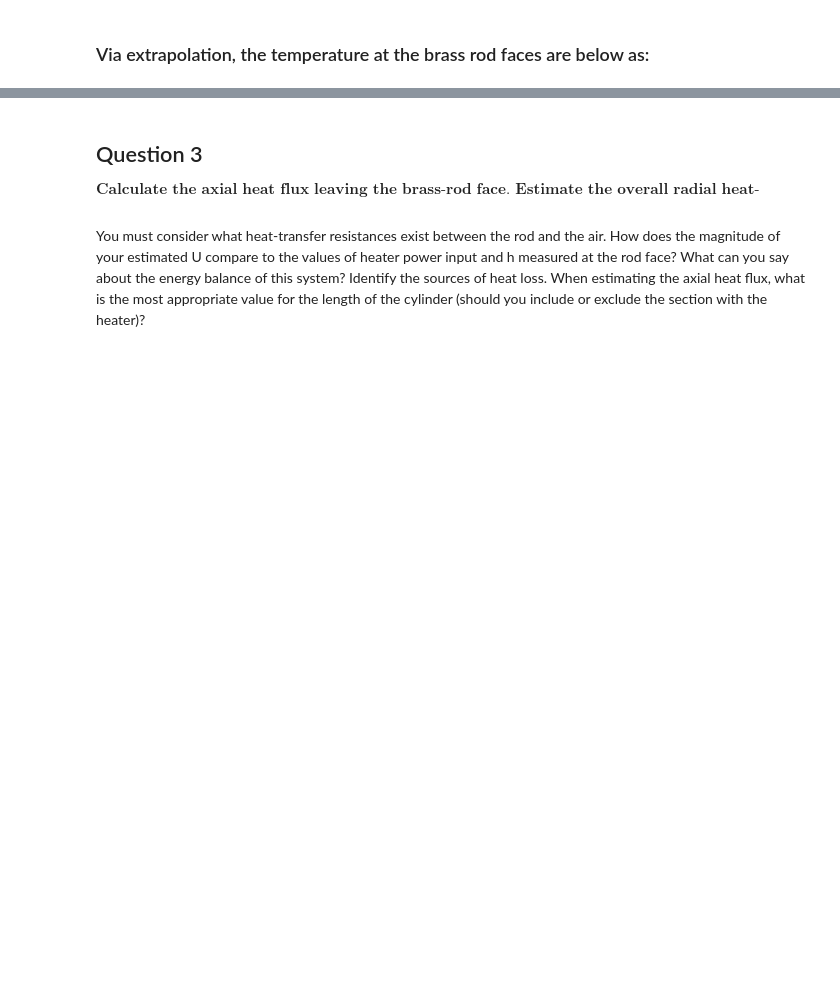
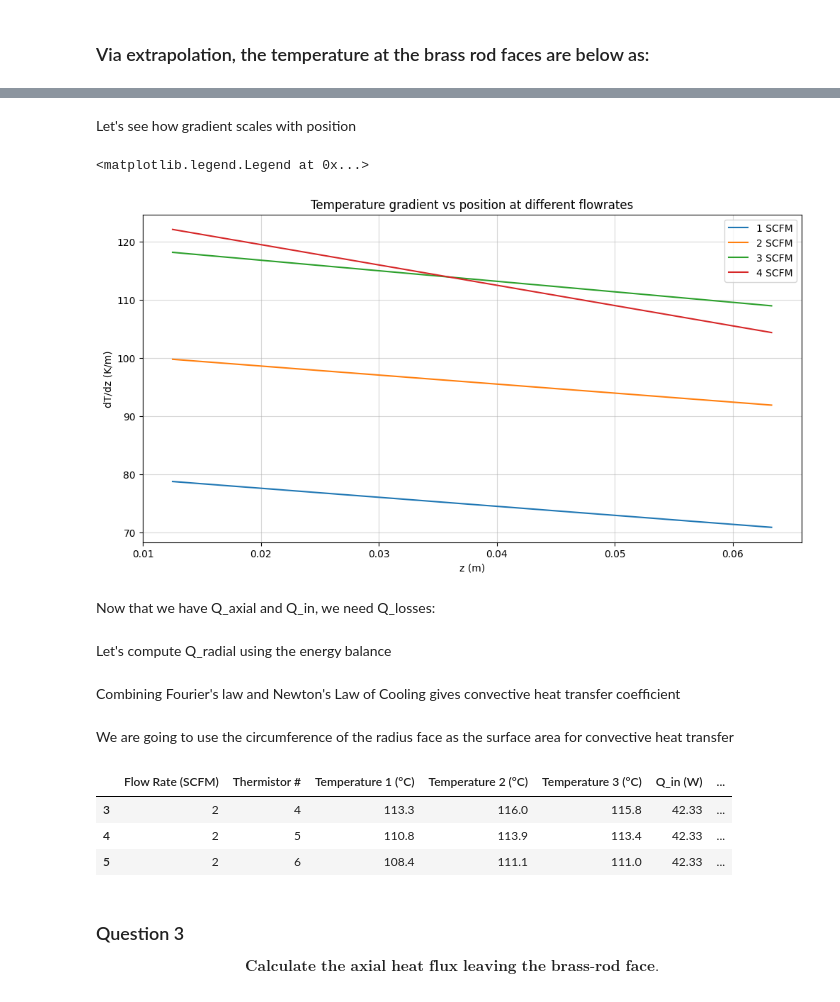
Before and after one commit to rahilisashaik/cbe154, a Jupyter notebook: heat-transfer-2/updated_HT_data_analysis.ipynb, the cells around one changed output, grey strips where cells are left out. Cells and saved outputs as stored; diff of their text form; code cells hidden in the pictures; blank space fills up the shorter version.

```diff
--- a/heat-transfer-2/updated_HT_data_analysis.ipynb
+++ b/heat-transfer-2/updated_HT_data_analysis.ipynb
@@ -92,7 +108,12 @@ $$h = \frac{-k_{brass}(\frac{dT}{dz})}{T_{surface}-T_{air}}$$
 # %%
 rod_length = 0.081 # m
+rod_diam = .025 # m
 heater_input = 133 + 273.15 # K
 k_brass = 120 # W/mK
+T_air = 20 + 273.15 # K
+T_air_jet = 20.6 + 273.15 # K
+k_nylon = 0.25 # W/mK
+w_nylon = 0.0254 # m
 # %%
 slope_1, intercept_1, _, _, _ = stats.linregress(df_1["positions (m)"], df_1["Avg Temp (K)"])
 
@@ -155,19 +176,19 @@ Bias for 4 SCFM: 18.871555118110166 K
 # %% [markdown]
 Using this bias and the slope were able to extract from the linear fit line, we can define expressions for dT/dz for each flow rate, enabling us to compute each h value
 # %%
-def pred_h_1(z):
-    return -k_brass * slope_1 * z + intercept_1
+def Q_axial_1(z):
+    return (k_brass * ((rod_diam / 2) ** 2) * np.pi * slope_1) * z
 
-def pred_h_2(z):
-    return -k_brass * slope_2 * z + intercept_2
+def Q_axial_2(z):
+    return (k_brass * ((rod_diam / 2) ** 2) * np.pi * slope_2) * z
 
-def pred_h_3(z):
-    return -k_brass * slope_3 * z + intercept_3
+def Q_axial_3(z):
+    return (k_brass * ((rod_diam / 2) ** 2) * np.pi * slope_3) * z
 
-def pred_h_4(z):
-    return -k_brass * slope_4 * z + intercept_4
+def Q_axial_4(z):
+    return (k_brass * ((rod_diam / 2) ** 2) * np.pi * slope_4) * z
 # %%
-df_1["h W/m^2 K"] = df_1["positions (m)"].apply(pred_h_1)
-df_2["h W/m^2 K"] = df_2["positions (m)"].apply(pred_h_2)
-df_3["h W/m^2 K"] = df_3["positions (m)"].apply(pred_h_3)
-df_4["h W/m^2 K"] = df_4["positions (m)"].apply(pred_h_4)
+df_1["Q_axial (W)"] = df_1["positions (m)"].apply(Q_axial_1)
+df_2["Q_axial (W)"] = df_2["positions (m)"].apply(Q_axial_2)
+df_3["Q_axial (W)"] = df_3["positions (m)"].apply(Q_axial_3)
+df_4["Q_axial (W)"] = df_4["positions (m)"].apply(Q_axial_4)
@@ -196,0 +225,23 @@ print("4 SCFM heater face temperature", slope_4 * rod_length + intercept_4, "K")
+# %% [markdown]
+Let's see how gradient scales with position
+# %%
+dt_dz_1 = np.gradient(df_1["Avg Temp (K)"], df_1["positions (m)"])
+dt_dz_2 = np.gradient(df_2["Avg Temp (K)"], df_2["positions (m)"])
+dt_dz_3 = np.gradient(df_3["Avg Temp (K)"], df_3["positions (m)"])
+dt_dz_4 = np.gradient(df_4["Avg Temp (K)"], df_4["positions (m)"])
+
+plt.figure(figsize=(12,6))
+plt.plot(df_1["positions (m)"], dt_dz_1, label="1 SCFM")
+plt.plot(df_2["positions (m)"], dt_dz_2, label="2 SCFM")
+plt.plot(df_3["positions (m)"], dt_dz_3, label="3 SCFM")
+plt.plot(df_4["positions (m)"], dt_dz_4, label="4 SCFM")
+plt.xlabel("z (m)")
+plt.ylabel("dT/dz (K/m)")
+plt.title("Temperature gradient vs position at different flowrates")
+plt.grid(alpha=0.5)
+plt.legend()
+# %% [output]
+<matplotlib.legend.Legend at 0x...>
+[figure, added]
+# %% [markdown]
+Now that we have Q_axial and Q_in, we need Q_losses:
@@ -196,0 +258,2 @@ print("4 SCFM heater face temperature", slope_4 * rod_length + intercept_4, "K")
+# %% [markdown]
+Let's compute Q_radial using the energy balance
@@ -196,0 +265,4 @@ print("4 SCFM heater face temperature", slope_4 * rod_length + intercept_4, "K")
+# %% [markdown]
+Combining Fourier's law and Newton's Law of Cooling gives convective heat transfer coefficient
+# %% [markdown]
+We are going to use the circumference of the radius face as the surface area for convective heat transfer
@@ -197,11 +274,10 @@ print("4 SCFM heater face temperature", slope_4 * rod_length + intercept_4, "K")
+# %%
+df_2
+# %% [output]
+|  | Flow Rate (SCFM) | Thermistor # | Temperature 1 (°C) | Temperature 2 (°C) | Temperature 3 (°C) | Q_in (W) | ... |
+| 3 | 2 | 4 | 113.3 | 116.0 | 115.8 | 42.33 | ... |
+| 4 | 2 | 5 | 110.8 | 113.9 | 113.4 | 42.33 | ... |
+| 5 | 2 | 6 | 108.4 | 111.1 | 111.0 | 42.33 | ... |
 # %% [markdown]
-## Question 3
-$$\textbf{Calculate the axial heat flux leaving the brass-rod face. Estimate the overall radial heat-transfer coefficient,
-U, between the brass rod and the surrounding air. }$$
+### Question 3
+$$\textbf{Calculate the axial heat flux leaving the brass-rod face.}$$
-# %% [markdown]
-You must consider
-what heat-transfer resistances exist between the rod and the air. How does the magnitude
-of your estimated U compare to the values of heater power input and h measured at the
-rod face? What can you say about the energy balance of this system? Identify the sources
-of heat loss. When estimating the axial heat flux, what is the most appropriate value for
-the length of the cylinder (should you include or exclude the section with the heater)?
```
Also changed, not shown: parts of 43 cells of this notebook.
